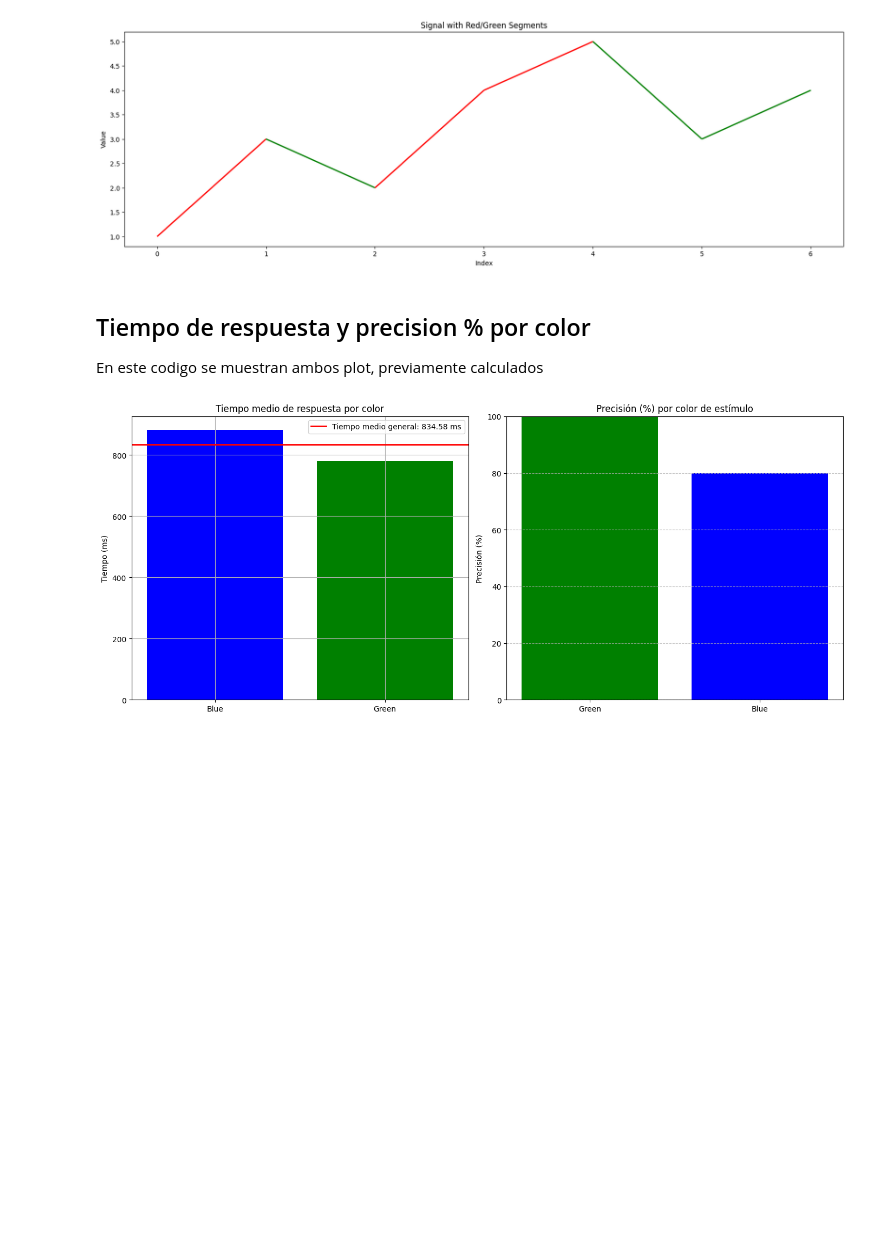
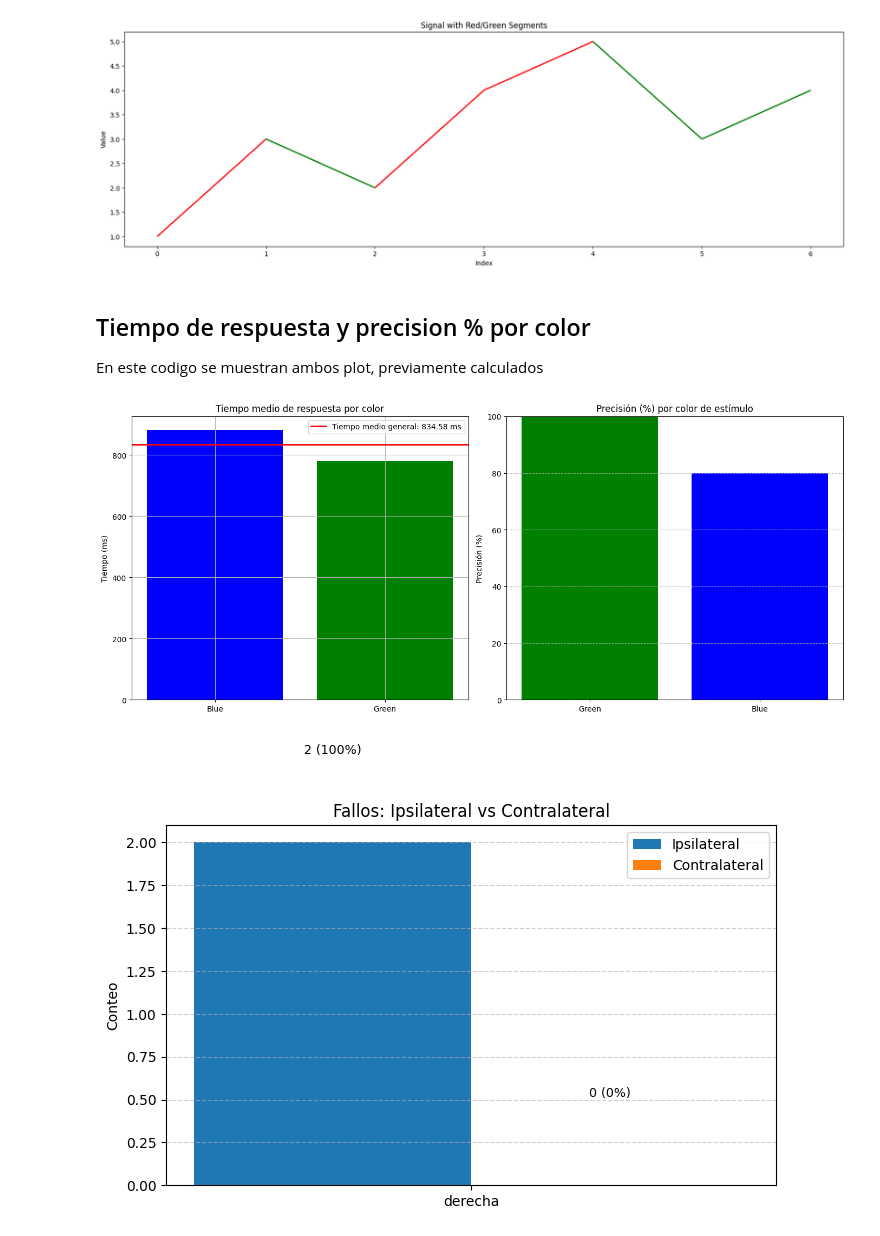
Before and after one commit to abarrio12/eogtouch, a Jupyter notebook: notebooks/02 - Right Keypress.ipynb, the cells around one changed output. Drawn from its saved outputs; the diff is of its cells as text; code cells hidden in the pictures; blank space fills up the shorter version.

```diff
--- a/notebooks/02 - Right Keypress.ipynb
+++ b/notebooks/02 - Right Keypress.ipynb
@@ -442,7 +522,7 @@ Correlación de Pearson  -> permite ver si hay causalidad
 from scipy.stats import pearsonr
 
 # Asegúrate de trabajar con datos válidos
-df_validos = df_resultados[df_resultados["response_time_ms"].notnull()]
+df_validos = df_results[df_results["response_time_ms"].notnull()]
 df_validos["correct_int"] = df_validos["correct"].astype(int)
 
 # Correlación entre tiempo y acierto
@@ -479,19 +559,19 @@ from scipy.stats import pearsonr
 # Cálculos
 nombres = ["Total", "Green", "Blue"]
 abrevs = {"Total": "pT", "Green": "pG", "Blue": "pB"}
-resultados = []
+results = []
 
 # Total
 corr, p_value = pearsonr(df_validos["response_time_ms"], df_validos["correct_int"])
-resultados.append({"Color": "Total", "Correlación": corr, "p_value": p_value, "Significativo": p_value < 0.05})
+results.append({"Color": "Total", "Correlación": corr, "p_value": p_value, "Significativo": p_value < 0.05})
 
 # Por color
 for color in ["Green", "Blue"]:
     df_color = df_validos[df_validos["color"] == color]
     corr, p_value = pearsonr(df_color["response_time_ms"], df_color["correct_int"])
-    resultados.append({"Color": color, "Correlación": corr, "p_value": p_value, "Significativo": p_value < 0.05})
+    results.append({"Color": color, "Correlación": corr, "p_value": p_value, "Significativo": p_value < 0.05})
 
-df_plot = pd.DataFrame(resultados)
+df_plot = pd.DataFrame(results)
 
 # Gráfico de barras
 fig, ax = plt.subplots(figsize=(7, 5))
@@ -594,3 +674,85 @@ plt.tight_layout()
 plt.show()
 # %% [output]
 [figure]
+# %%
+import numpy as np
+import pandas as pd
+import matplotlib.pyplot as plt
+
+# --- 1) Preparación mínima ---
+df = data_with_dominance.copy()
+
+# Mano dominante -> normaliza a "derecha"/"izquierda"
+df = df.rename(columns={"Mano Dominante": "Mano_Dominante"})
+df["Mano_Dominante"] = (
+    df["Mano_Dominante"].astype(str).str.strip().str.lower()
+      .map(lambda x: "derecha" if x.startswith("der") else ("izquierda" if x.startswith("izq") else np.nan))
+)
+
+# Color -> lado del teclado
+df["color"] = df["color"].astype(str).str.strip().str.capitalize()
+map_color_lado = {"Green": "izquierda", "Blue": "derecha", "Verde": "izquierda", "Azul": "derecha"}
+df["lado"] = df["color"].map(map_color_lado)
+
+# Lado dominante (de la mano)
+df["lado_dominante"] = df["Mano_Dominante"]
+
+# Fallo / acierto y contralateral
+df["fallo"] = (~df["correct"]).astype(int)
+df["contralateral"] = (df["lado"] != df["lado_dominante"]).astype(int)
+
+# Filtrar filas válidas
+df = df[df["Mano_Dominante"].isin(["derecha","izquierda"]) & df["lado"].isin(["izquierda","derecha"])]
+
+# --- 2) ÚNICA función de gráfico (lado a lado con n y %) ---
+def plot_ipsi_contra(df_sub, titulo):
+    if df_sub.empty:
+        print(f"{titulo}: no hay datos")
+        return
+
+    # Conteos por mano x {ipsi(0), contra(1)}
+    tab = pd.crosstab(df_sub["Mano_Dominante"], df_sub["contralateral"]).reindex(columns=[0,1], fill_value=0)
+    tab.columns = ["Ipsilateral","Contralateral"]
+    prop = tab.div(tab.sum(axis=1), axis=0).fillna(0.0)
+
+    manos = tab.index.tolist()
+    x = np.arange(len(manos))
+    width = 0.38
+
+    fig, ax = plt.subplots(figsize=(7,5))
+    b1 = ax.bar(x - width/2, tab["Ipsilateral"].values, width, label="Ipsilateral")
+    b2 = ax.bar(x + width/2, tab["Contralateral"].values, width, label="Contralateral")
+
+    # Etiquetas n (%) encima
+    totales = tab.sum(axis=1).values
+    ymax = max(tab.values.max(), 1)
+    bump = max(ymax*0.04, 0.5)
+    for i in range(len(manos)):
+        for j, (barras, col) in enumerate([(b1,"Ipsilateral"), (b2,"Contralateral")]):
+            n = tab.iloc[i][col]
+            pct = (n / totales[i] * 100) if totales[i] > 0 else 0
+            rect = barras[i]
+            ax.text(rect.get_x() + rect.get_width()/2, rect.get_height() + bump, f"{n} ({pct:.0f}%)",
+                    ha="center", va="bottom", fontsize=9)
+
+    ax.set_title(titulo)
+    ax.set_xticks(x)
+    ax.set_xticklabels(manos)
+    ax.set_ylabel("Conteo")
+    ax.legend()
+    ax.grid(axis="y", linestyle="--", alpha=0.6)
+    plt.tight_layout()
+    plt.show()
+
+    # (Opcional) imprimir tablas pequeñas
+    print(titulo, "— Conteos")
+    print(tab)
+    print(titulo, "— Proporciones (%)")
+    print((prop*100).round(1))
+    print()
+
+# --- 3) Dos gráficos limpios ---
+plot_ipsi_contra(df[df["fallo"]==1], "Fallos: Ipsilateral vs Contralateral")
+plot_ipsi_contra(df[df["fallo"]==0], "Aciertos: Ipsilateral vs Contralateral")
+# %% [output]
+[figure, added]
```
Also changed, not shown: parts of 14 cells of this notebook, 3 other files.
